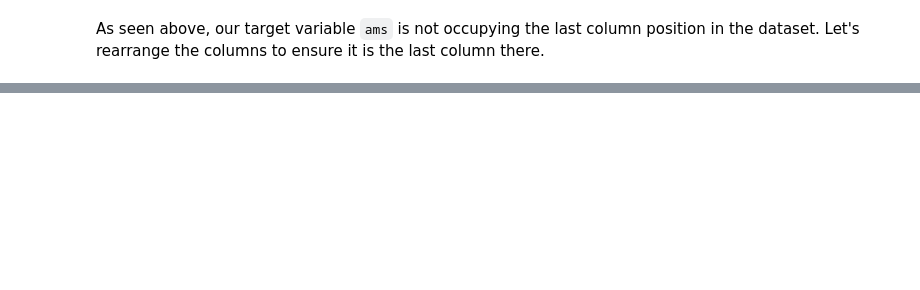
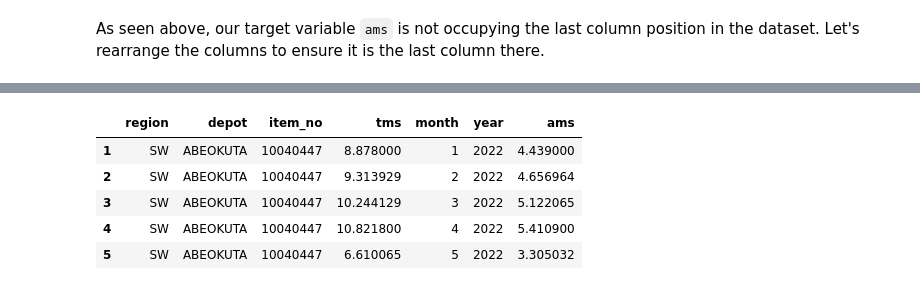
Before and after one commit to JoshOlam/MAONTECH_ML_Assessment, a Jupyter notebook: notebook/final_project_notebook.ipynb, the cells around one changed output, grey strips where cells are left out. Cells and saved outputs as stored; diff of their text form; code cells hidden in the pictures; blank space fills up the shorter version.

```diff
--- a/notebook/final_project_notebook.ipynb
+++ b/notebook/final_project_notebook.ipynb
@@ -133,0 +305,11 @@ df.head()
+# %%
+#drop 'jags' rows
+df = df[df['region']=="SW"]
+df.head() #view the first 5 entries
+# %% [output]
+|  | region | depot | item_no | tms | month | year | ams |
+| 1 | SW | ABEOKUTA | 10040447 | 8.878000 | 1 | 2022 | 4.439000 |
+| 2 | SW | ABEOKUTA | 10040447 | 9.313929 | 2 | 2022 | 4.656964 |
+| 3 | SW | ABEOKUTA | 10040447 | 10.244129 | 3 | 2022 | 5.122065 |
+| 4 | SW | ABEOKUTA | 10040447 | 10.821800 | 4 | 2022 | 5.410900 |
+| 5 | SW | ABEOKUTA | 10040447 | 6.610065 | 5 | 2022 | 3.305032 |
```
Also changed, not shown: parts of 77 cells of this notebook, 1 other file.
